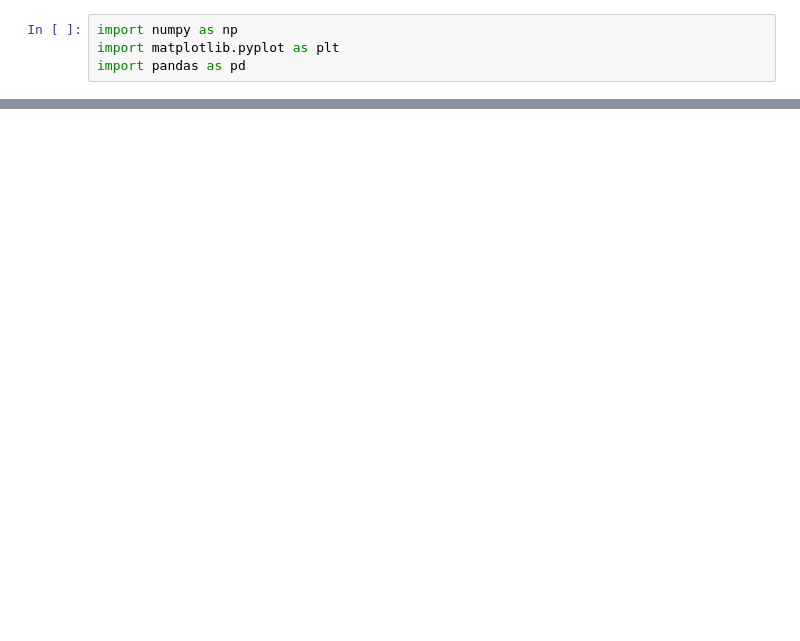
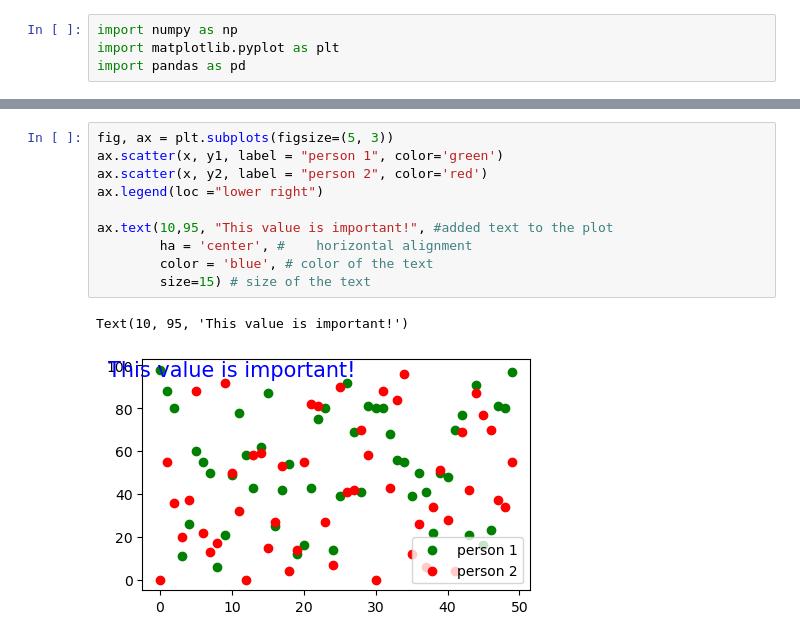
Before and after one commit to muby4/visualization, a Jupyter notebook: 02_activities/assignments/participation/Assignment-1.ipynb, the cells around one changed output, grey strips where cells are left out. Drawn from its saved outputs; the diff is of its cells as text; blank space fills up the shorter version.

```diff
--- a/02_activities/assignments/participation/Assignment-1.ipynb
+++ b/02_activities/assignments/participation/Assignment-1.ipynb
@@ -93,0 +145,13 @@ ax.grid(axis = 'y', color = 'blue', linewidth = 0.5)
+# %%
+fig, ax = plt.subplots(figsize=(5, 3))
+ax.scatter(x, y1, label = "person 1", color='green')
+ax.scatter(x, y2, label = "person 2", color='red')
+ax.legend(loc ="lower right")
+
+ax.text(10,95, "This value is important!", #added text to the plot
+        ha = 'center', #	horizontal alignment
+        color = 'blue', # color of the text
+        size=15) # size of the text
+# %% [output]
+Text(10, 95, 'This value is important!')
+[figure, added]
```
Also changed, not shown: parts of 42 cells of this notebook.
